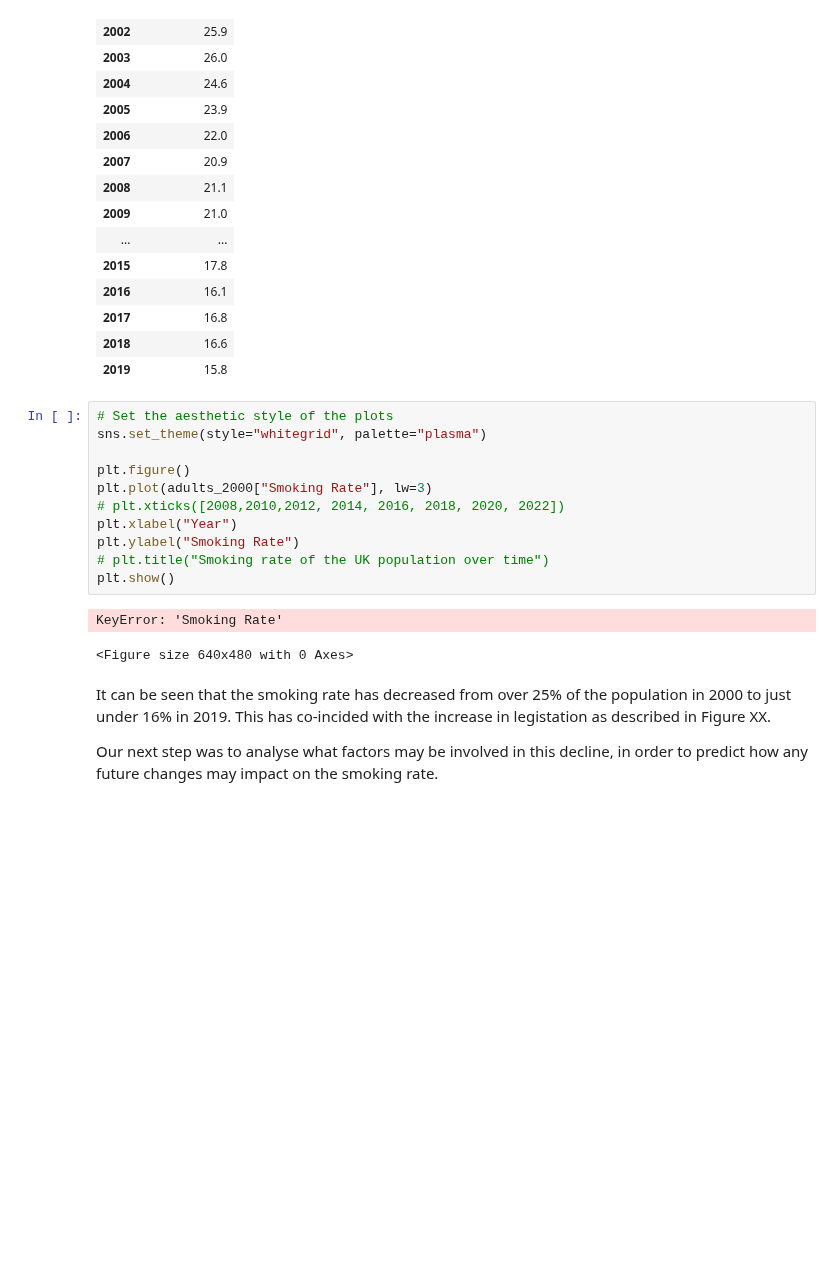
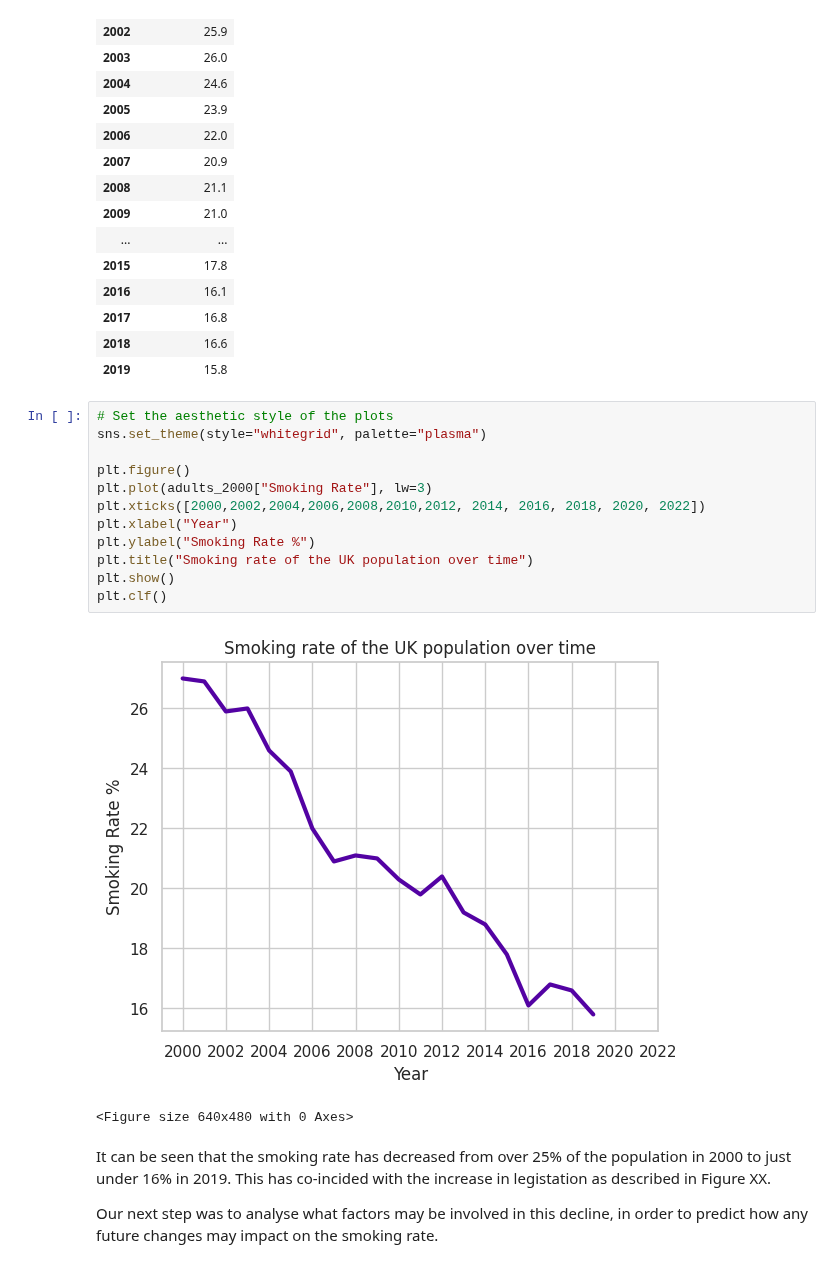
Before and after one commit to rhobaker/Data_Project, a Jupyter notebook: Main_Jupyter_workbook_Rhona.ipynb, the cells around one changed output. Cells and saved outputs as stored; diff of their text form; blank space fills up the shorter version.

```diff
--- a/Main_Jupyter_workbook_Rhona.ipynb
+++ b/Main_Jupyter_workbook_Rhona.ipynb
@@ -446,17 +454,18 @@ adults_2000
 # %%
 # Set the aesthetic style of the plots
 sns.set_theme(style="whitegrid", palette="plasma")
 
 plt.figure()
 plt.plot(adults_2000["Smoking Rate"], lw=3)
-# plt.xticks([2008,2010,2012, 2014, 2016, 2018, 2020, 2022])
+plt.xticks([2000,2002,2004,2006,2008,2010,2012, 2014, 2016, 2018, 2020, 2022])
 plt.xlabel("Year")
-plt.ylabel("Smoking Rate")
-# plt.title("Smoking rate of the UK population over time")
+plt.ylabel("Smoking Rate %")
+plt.title("Smoking rate of the UK population over time")
 plt.show()
+plt.clf()
 # %% [output]
+[figure, added]
-KeyError: 'Smoking Rate'
+<Figure size 640x480 with 0 Axes>
-<Figure size 640x480 with 0 Axes>
 # %% [markdown]
 It can be seen that the smoking rate has decreased from over 25% of the population in 2000 to just under 16% in 2019.  This has co-incided with the increase in legistation as described in Figure XX.
 
```
Also changed, not shown: parts of 53 cells of this notebook.
